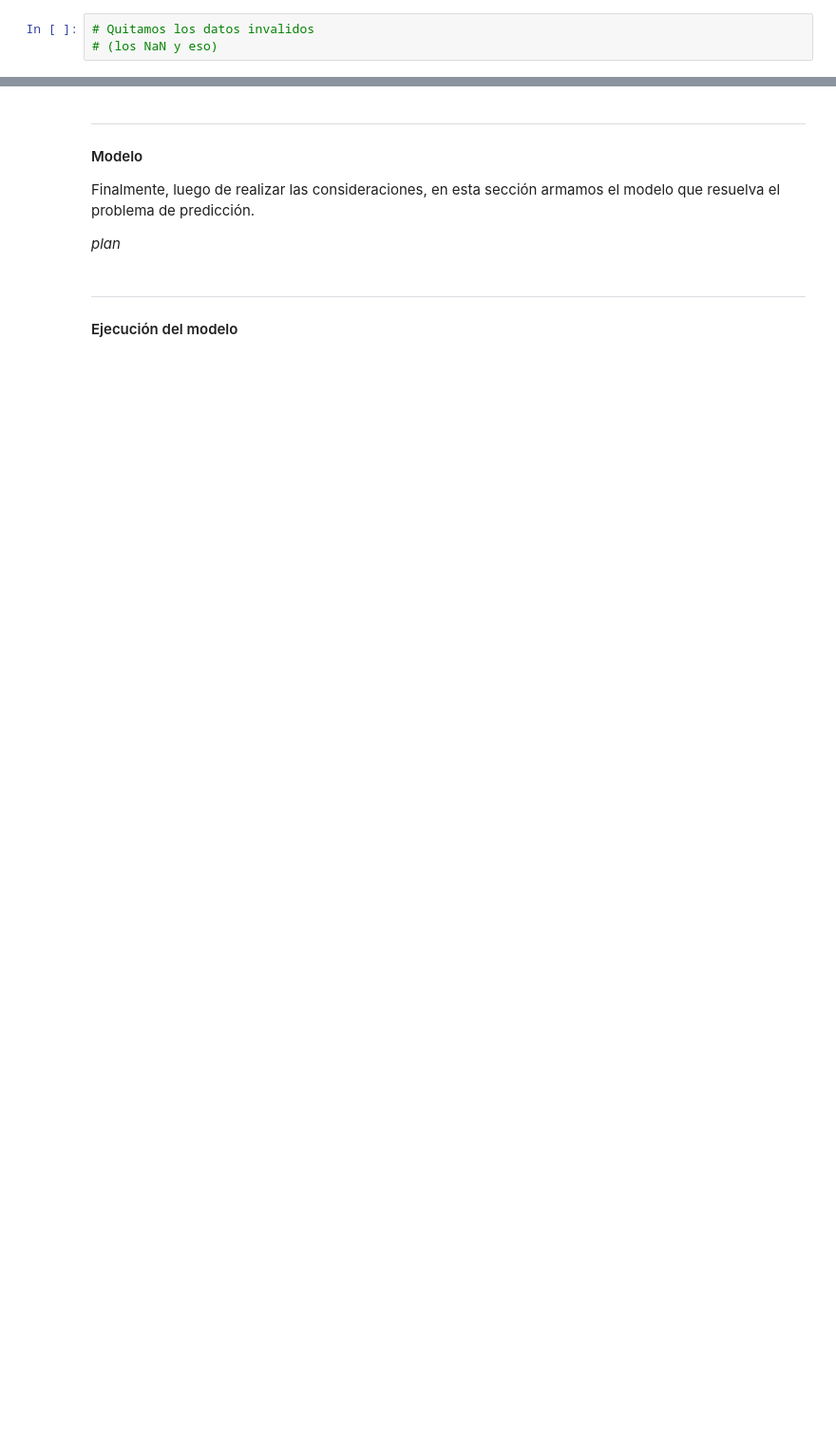
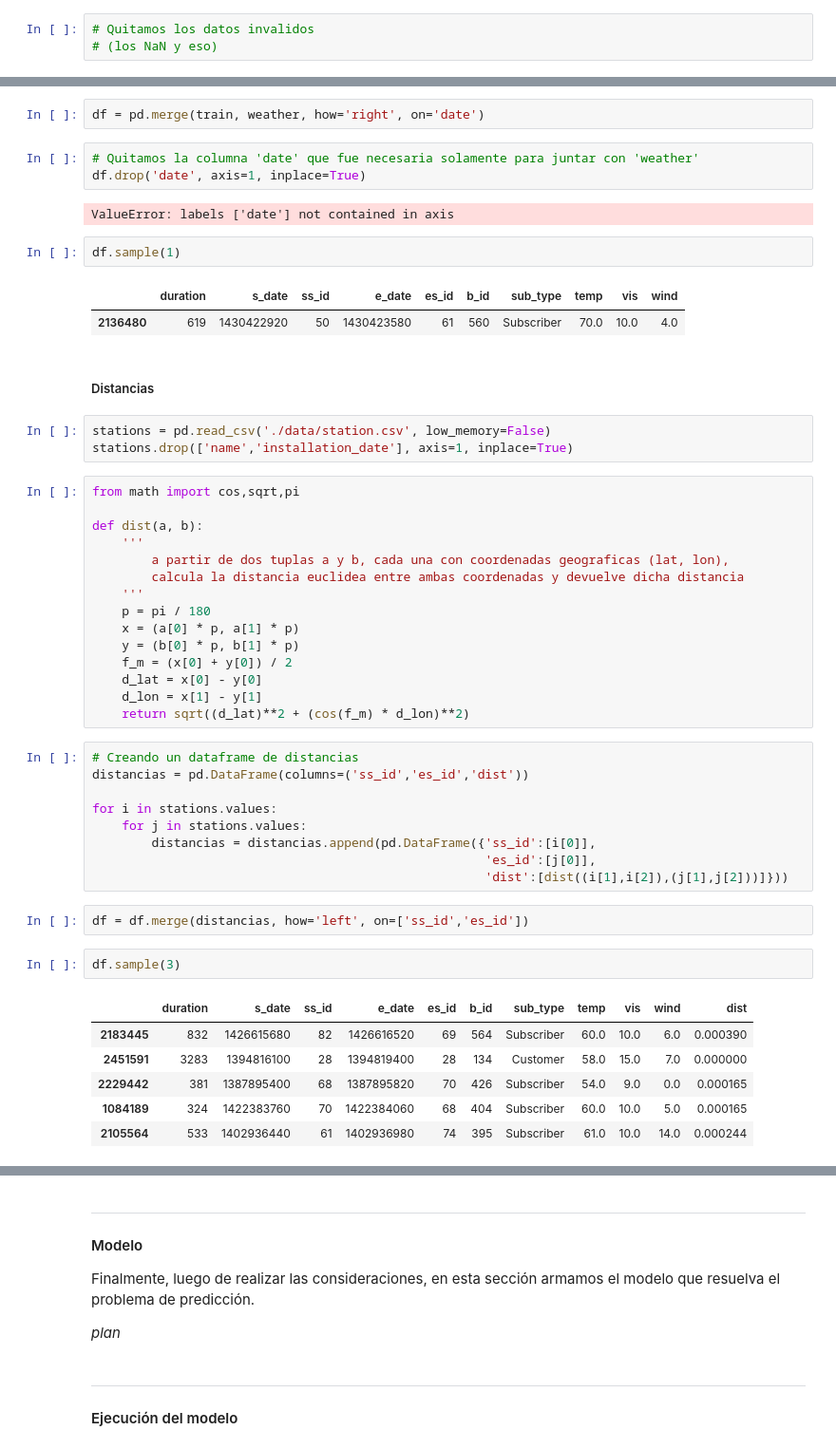
Before and after one commit to frisjon/tp2, a Jupyter notebook: trabajo_practico_2.ipynb, the cells around one changed output, grey strips where cells are left out. Shown at 95% size. Cells and saved outputs as stored; diff of their text form; blank space fills up the shorter version.

```diff
--- a/trabajo_practico_2.ipynb
+++ b/trabajo_practico_2.ipynb
@@ -269,0 +303,52 @@ print float(train.shape[0] / test.shape[0])
+# %%
+df = pd.merge(train, weather, how='right', on='date')
+# %%
+# Quitamos la columna 'date' que fue necesaria solamente para juntar con 'weather'
+df.drop('date', axis=1, inplace=True)
+# %% [output]
+ValueError: labels ['date'] not contained in axis
+# %%
+df.sample(1)
+# %% [output]
+|  | duration | s_date | ss_id | e_date | es_id | b_id | sub_type | temp | vis | wind |
+| 2136480 | 619 | 1430422920 | 50 | 1430423580 | 61 | 560 | Subscriber | 70.0 | 10.0 | 4.0 |
+# %% [markdown]
+##### Distancias
+# %%
+stations = pd.read_csv('./data/station.csv', low_memory=False)
+stations.drop(['name','installation_date'], axis=1, inplace=True)
+# %%
+from math import cos,sqrt,pi
+
+def dist(a, b):
+    '''
+        a partir de dos tuplas a y b, cada una con coordenadas geograficas (lat, lon),
+        calcula la distancia euclidea entre ambas coordenadas y devuelve dicha distancia
+    '''
+    p = pi / 180
+    x = (a[0] * p, a[1] * p)
+    y = (b[0] * p, b[1] * p)
+    f_m = (x[0] + y[0]) / 2
+    d_lat = x[0] - y[0]
+    d_lon = x[1] - y[1]
+    return sqrt((d_lat)**2 + (cos(f_m) * d_lon)**2)
+# %%
+# Creando un dataframe de distancias
+distancias = pd.DataFrame(columns=('ss_id','es_id','dist'))
+
+for i in stations.values:
+    for j in stations.values:
+        distancias = distancias.append(pd.DataFrame({'ss_id':[i[0]],
+                                                     'es_id':[j[0]],
+                                                     'dist':[dist((i[1],i[2]),(j[1],j[2]))]}))
+# %%
+df = df.merge(distancias, how='left', on=['ss_id','es_id'])
+# %%
+df.sample(3)
+# %% [output]
+|  | duration | s_date | ss_id | e_date | es_id | b_id | sub_type | temp | vis | wind | dist |
+| 2183445 | 832 | 1426615680 | 82 | 1426616520 | 69 | 564 | Subscriber | 60.0 | 10.0 | 6.0 | 0.000390 |
+| 2451591 | 3283 | 1394816100 | 28 | 1394819400 | 28 | 134 | Customer | 58.0 | 15.0 | 7.0 | 0.000000 |
+| 2229442 | 381 | 1387895400 | 68 | 1387895820 | 70 | 426 | Subscriber | 54.0 | 9.0 | 0.0 | 0.000165 |
+| 1084189 | 324 | 1422383760 | 70 | 1422384060 | 68 | 404 | Subscriber | 60.0 | 10.0 | 5.0 | 0.000165 |
+| 2105564 | 533 | 1402936440 | 61 | 1402936980 | 74 | 395 | Subscriber | 61.0 | 10.0 | 14.0 | 0.000244 |
```
Also changed, not shown: parts of 19 cells of this notebook.
